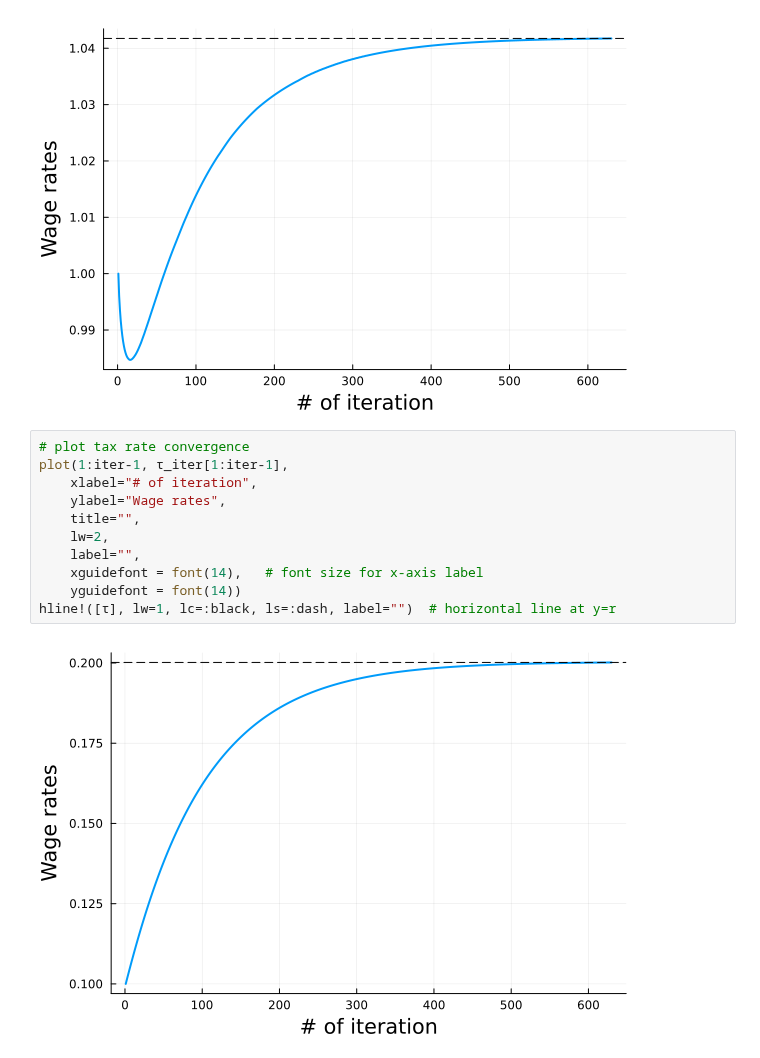
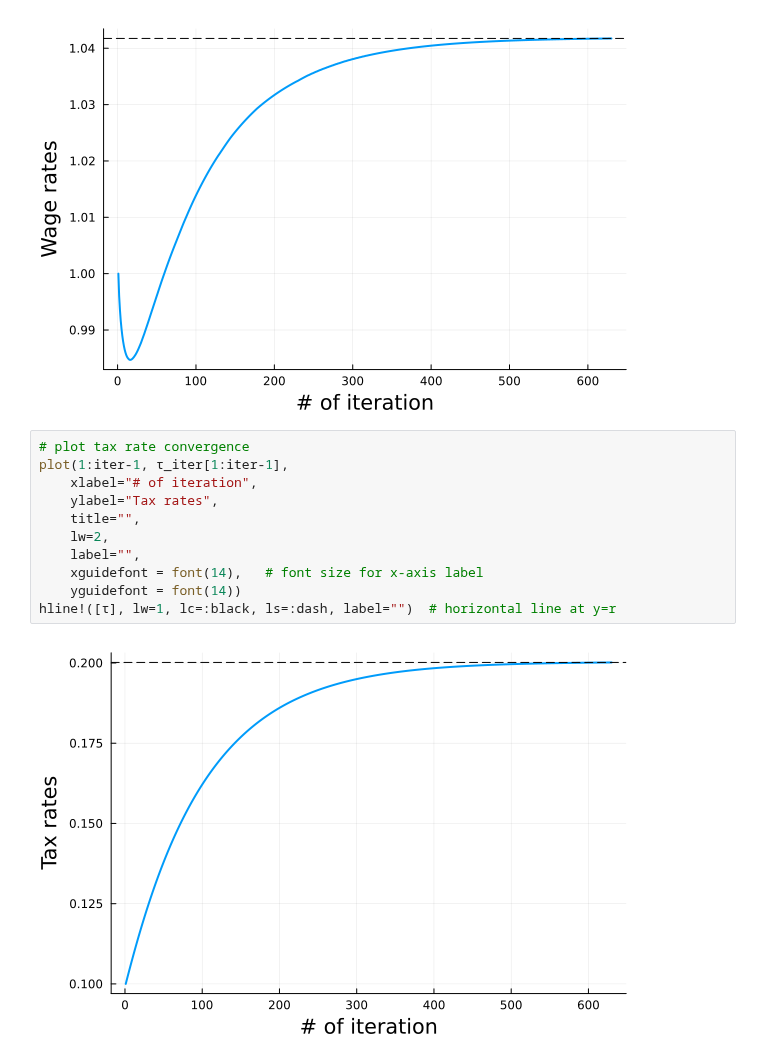
Before and after one commit to Kanato-Nakakuni/ComputationalMacro, a Jupyter notebook: Lec04_GE.ipynb, the cells around one changed output. Saved outputs shown, nothing was run; the diff lists cells and outputs as text.

```diff
--- a/Lec04_GE.ipynb
+++ b/Lec04_GE.ipynb
@@ -469,13 +469,13 @@ hline!([w], lw=1, lc=:black, ls=:dash, label="")  # horizontal line at y=r
 # %%
 # plot tax rate convergence
 plot(1:iter-1, τ_iter[1:iter-1],
     xlabel="# of iteration",
-    ylabel="Wage rates",
+    ylabel="Tax rates",
     title="",
     lw=2,
     label="",
     xguidefont = font(14),   # font size for x-axis label
     yguidefont = font(14))
 hline!([τ], lw=1, lc=:black, ls=:dash, label="")  # horizontal line at y=r
 # %% [output]
-[figure, old version]
+[figure, new version]
```
Also changed, not shown: 4 other files.
